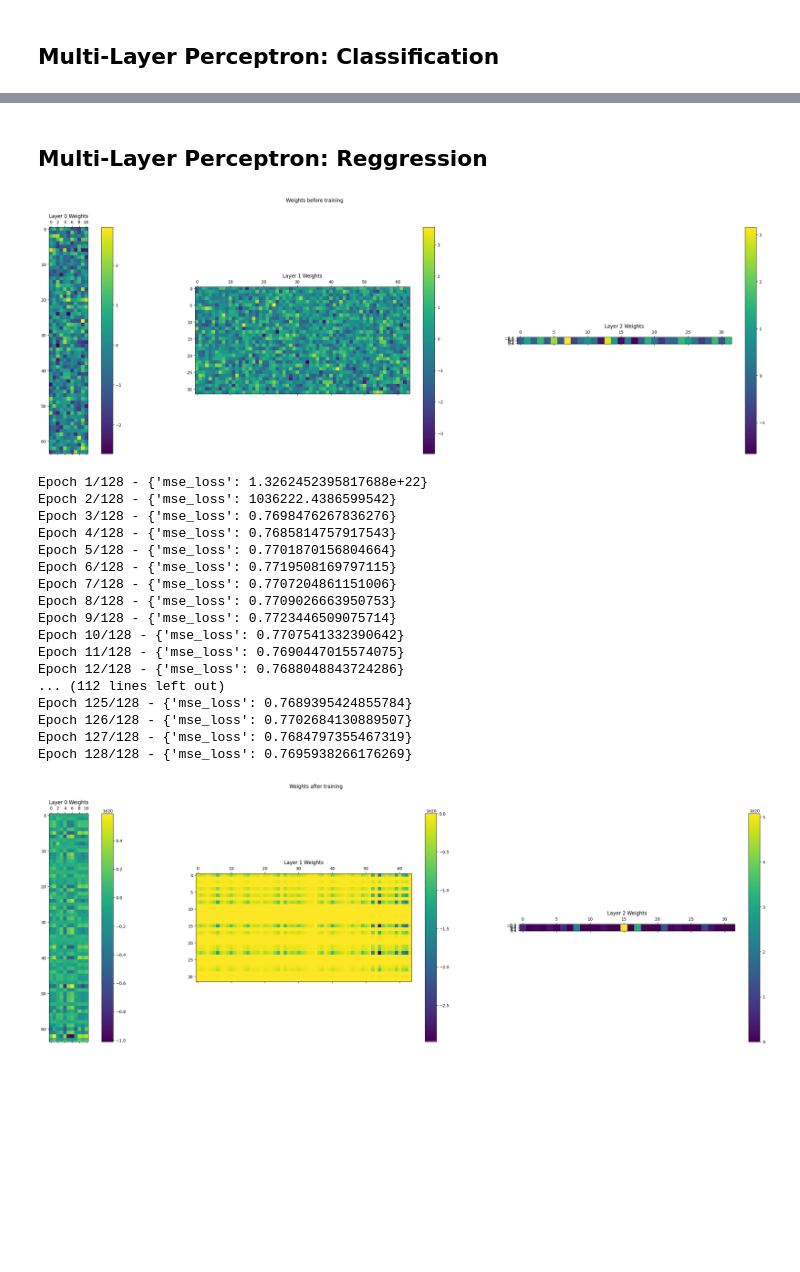
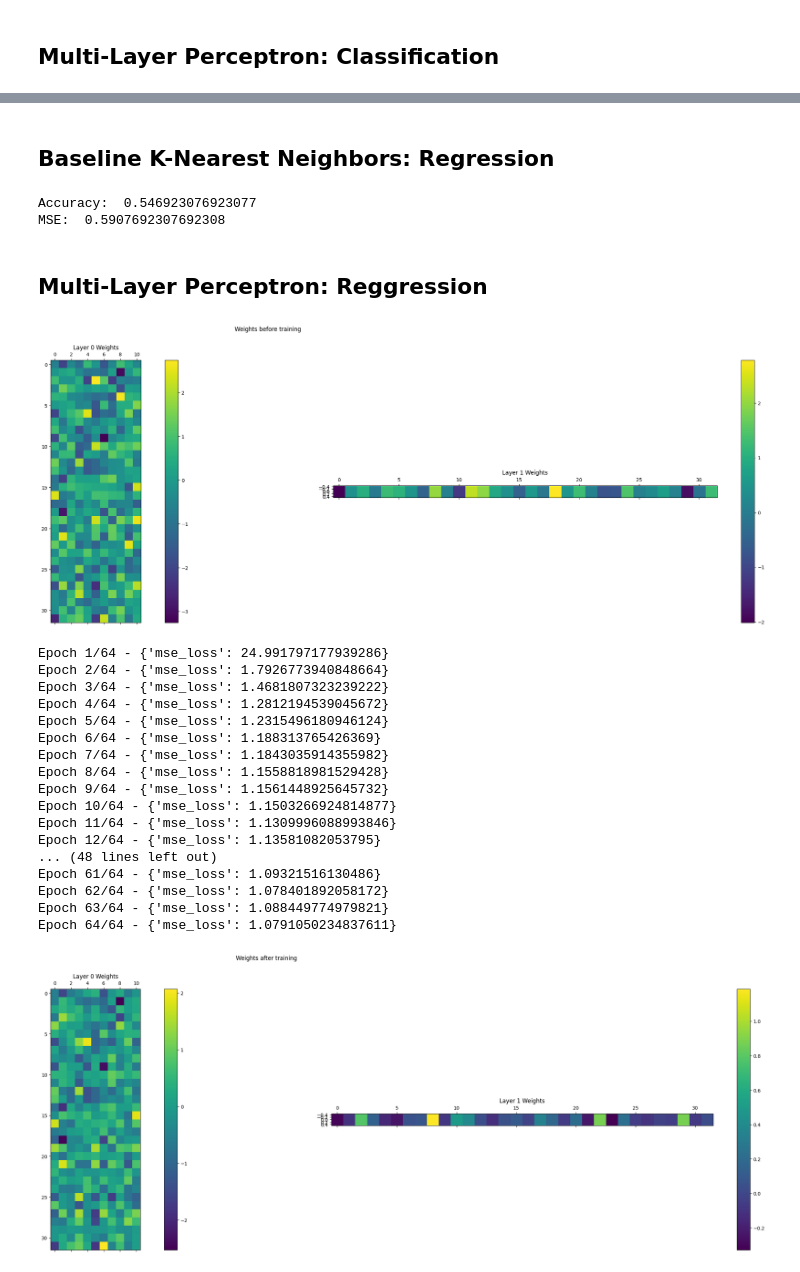
Before and after one commit to hectellian/ai-nn-project, a Jupyter notebook: results.ipynb, the cells around one changed output, grey strips where cells are left out. Cells and saved outputs as stored; diff of their text form; code cells hidden in the pictures; blank space fills up the shorter version.

```diff
--- a/results.ipynb
+++ b/results.ipynb
@@ -157,36 +175,50 @@ F1-Score:  0
+# %% [markdown]
+## Baseline K-Nearest Neighbors: Regression
+# %%
+knn = KNN(k=20, mode="regression")
+knn.fit(wine_X_train, wine_y_train)
+wine_output = knn.predict(wine_X_test)
+# %%
+wine_output = np.round(wine_output).reshape(-1, 1)
+
+print("Accuracy: ", accuracy(wine_y_test, wine_output))
+print("MSE: ", mse_loss(wine_y_test, wine_output))
+# %% [output]
+Accuracy:  0.546923076923077
+MSE:  0.5907692307692308
 # %% [markdown]
 ## Multi-Layer Perceptron: Reggression
 # %%
-layer_sizes = [wine_X_train.shape[1], 64, 32, 1]
-activations = [ReLU(), ReLU(), Linear()]
+layer_sizes = [wine_X_train.shape[1], 32, 1]
+activations = [ReLU(), Linear()]
 
-mlp = MLP(layer_sizes, activations, learning_rate=0.1)
+mlp = MLP(layer_sizes, activations, learning_rate=0.001)
 
 visualize_weights(mlp, title="Weights before training")
 
-metrics = mlp.train(wine_X_train, wine_y_train, epochs=128, batch_size=32, verbose=True)
+metrics = mlp.fit(wine_X_train, wine_y_train, epochs=64, batch_size=32, verbose=True)
 
 visualize_weights(mlp, title="Weights after training")
 # %% [output]
-[figure, old version]
+[figure, new version]
-Epoch 1/128 - {'mse_loss': 1.3262452395817688e+22}
-Epoch 2/128 - {'mse_loss': 1036222.4386599542}
-Epoch 3/128 - {'mse_loss': 0.7698476267836276}
-Epoch 4/128 - {'mse_loss': 0.7685814757917543}
-Epoch 5/128 - {'mse_loss': 0.7701870156804664}
-Epoch 6/128 - {'mse_loss': 0.7719508169797115}
-Epoch 7/128 - {'mse_loss': 0.7707204861151006}
-Epoch 8/128 - {'mse_loss': 0.7709026663950753}
-Epoch 9/128 - {'mse_loss': 0.7723446509075714}
-Epoch 10/128 - {'mse_loss': 0.7707541332390642}
-Epoch 11/128 - {'mse_loss': 0.7690447015574075}
-Epoch 12/128 - {'mse_loss': 0.7688048843724286}
-... (112 lines left out)
-Epoch 125/128 - {'mse_loss': 0.7689395424855784}
-Epoch 126/128 - {'mse_loss': 0.7702684130889507}
-Epoch 127/128 - {'mse_loss': 0.7684797355467319}
-Epoch 128/128 - {'mse_loss': 0.7695938266176269}
+Epoch 1/64 - {'mse_loss': 24.991797177939286}
+Epoch 2/64 - {'mse_loss': 1.7926773940848664}
+Epoch 3/64 - {'mse_loss': 1.4681807323239222}
+Epoch 4/64 - {'mse_loss': 1.2812194539045672}
+Epoch 5/64 - {'mse_loss': 1.2315496180946124}
+Epoch 6/64 - {'mse_loss': 1.188313765426369}
+Epoch 7/64 - {'mse_loss': 1.1843035914355982}
+Epoch 8/64 - {'mse_loss': 1.1558818981529428}
+Epoch 9/64 - {'mse_loss': 1.1561448925645732}
+Epoch 10/64 - {'mse_loss': 1.1503266924814877}
+Epoch 11/64 - {'mse_loss': 1.1309996088993846}
+Epoch 12/64 - {'mse_loss': 1.13581082053795}
+... (48 lines left out)
+Epoch 61/64 - {'mse_loss': 1.09321516130486}
+Epoch 62/64 - {'mse_loss': 1.078401892058172}
+Epoch 63/64 - {'mse_loss': 1.088449774979821}
+Epoch 64/64 - {'mse_loss': 1.0791050234837611}
-[figure, old version]
+[figure, new version]
 # %%
 wine_output = mlp.predict(wine_X_test.T)
 wine_output = np.round(wine_output)
```
Also changed, not shown: parts of 12 cells of this notebook, 3 other files.
